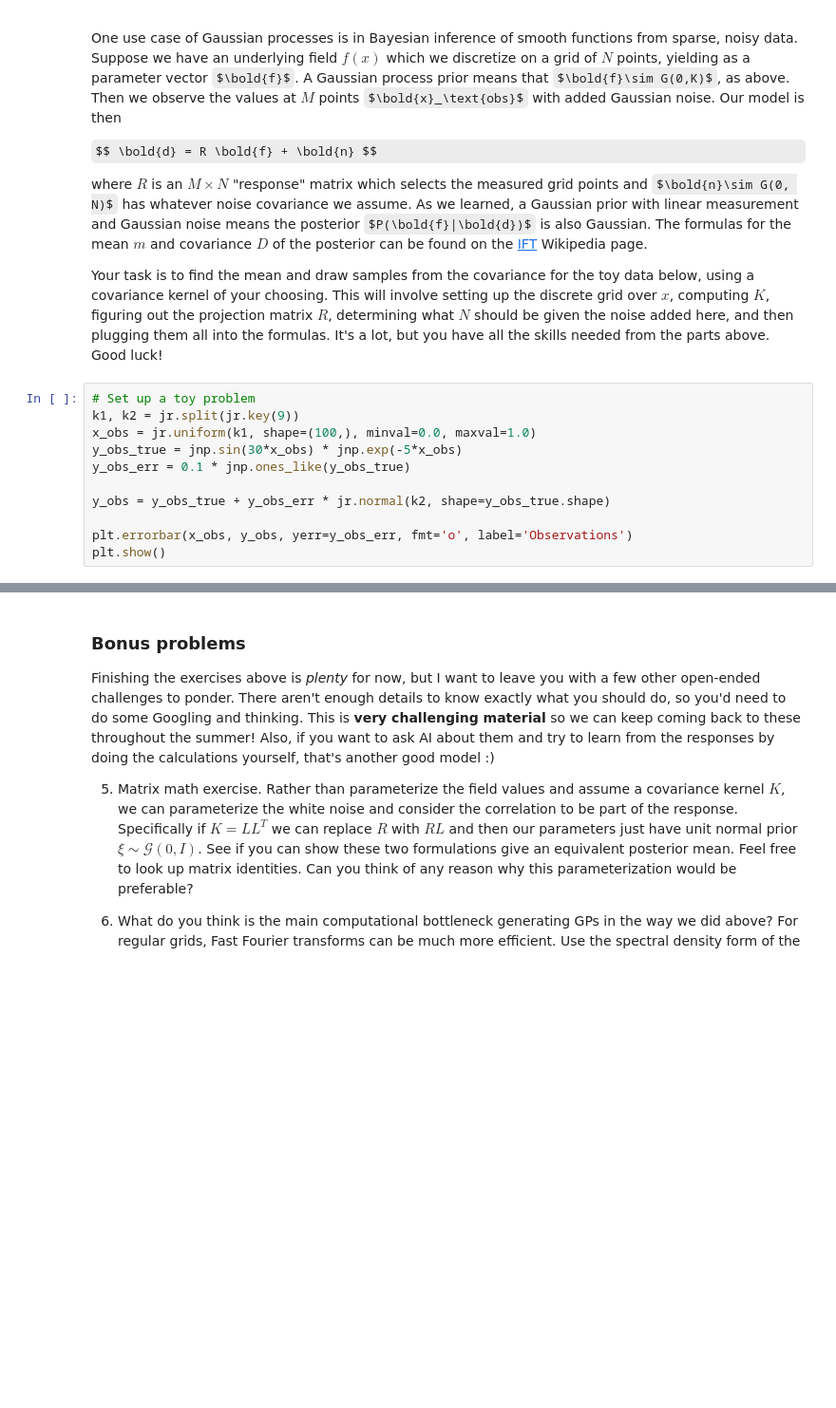
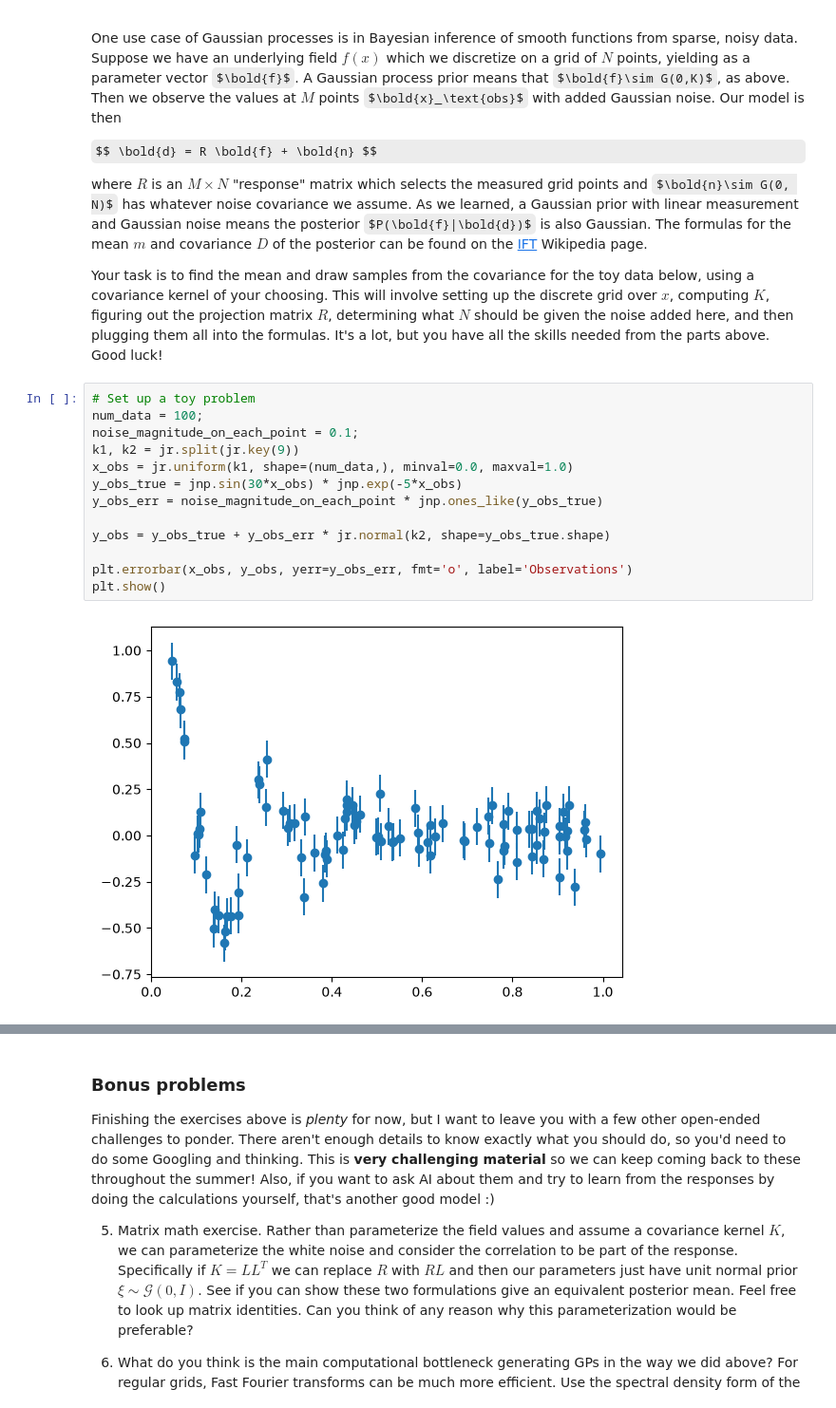
Before and after one commit to dtfrake/hmc-dust, a Jupyter notebook: dylan_gp.ipynb, the cells around one changed output, grey strips where cells are left out. Shown at 95% size. Saved outputs shown, nothing was run; the diff lists cells and outputs as text; some formulas as TeX source; blank space fills up the shorter version.

```diff
--- a/dylan_gp.ipynb
+++ b/dylan_gp.ipynb
@@ -123,14 +160,18 @@ where $R$ is an $M\times N$ "response" matrix which selects the measured grid po
 Your task is to find the mean and draw samples from the covariance for the toy data below, using a covariance kernel of your choosing. This will involve setting up the discrete grid over $x$, computing $K$, figuring out the projection matrix $R$, determining what $N$ should be given the noise added here, and then plugging them all into the formulas. It's a lot, but you have all the skills needed from the parts above. Good luck!
 # %%
 # Set up a toy problem
+num_data = 100;
+noise_magnitude_on_each_point = 0.1;
 k1, k2 = jr.split(jr.key(9))
-x_obs = jr.uniform(k1, shape=(100,), minval=0.0, maxval=1.0)
+x_obs = jr.uniform(k1, shape=(num_data,), minval=0.0, maxval=1.0)
 y_obs_true = jnp.sin(30*x_obs) * jnp.exp(-5*x_obs)
-y_obs_err = 0.1 * jnp.ones_like(y_obs_true)
+y_obs_err = noise_magnitude_on_each_point * jnp.ones_like(y_obs_true)
 
 y_obs = y_obs_true + y_obs_err * jr.normal(k2, shape=y_obs_true.shape)
 
 plt.errorbar(x_obs, y_obs, yerr=y_obs_err, fmt='o', label='Observations')
 plt.show()
+# %% [output]
+[figure, added]
 # %%
 # Infer the mean function and draw posterior samples
```
Also changed, not shown: parts of 4 cells of this notebook.
